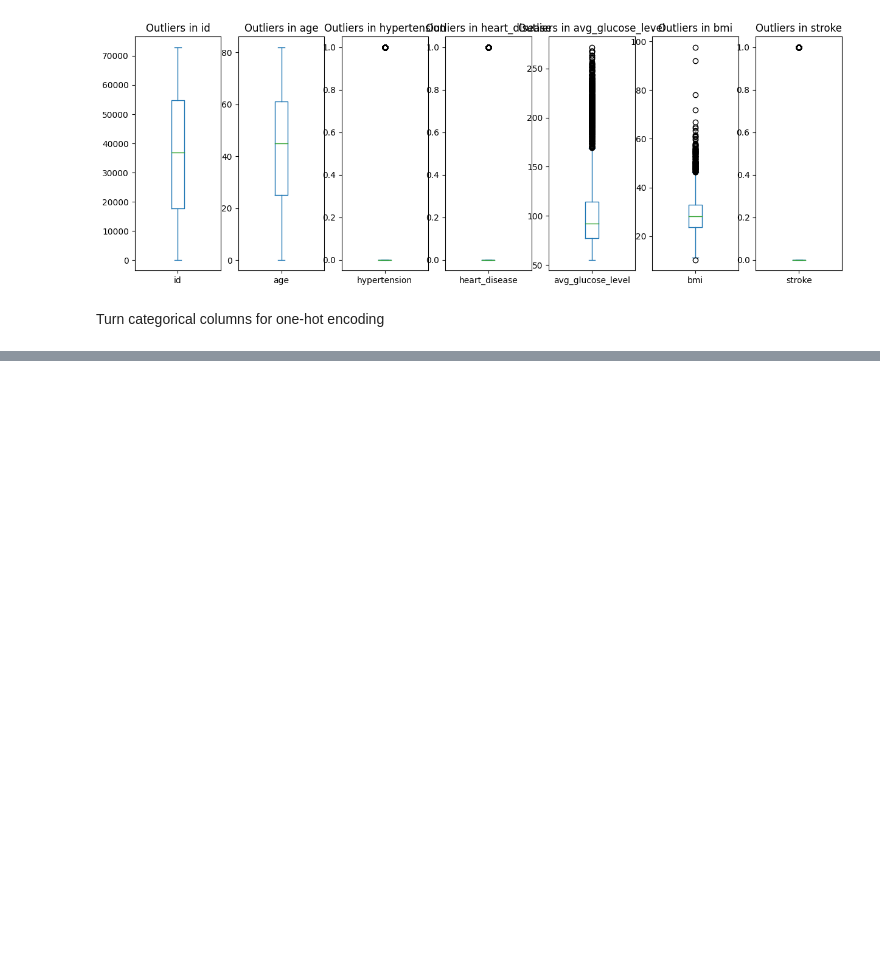
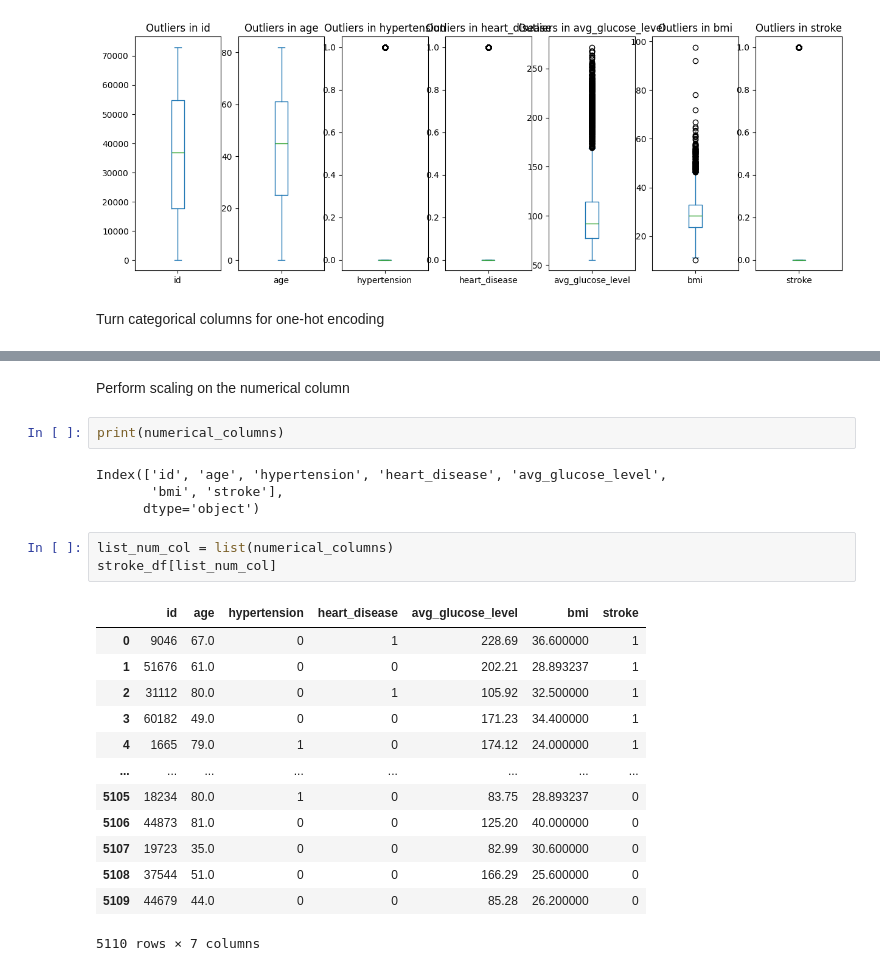
Before and after one commit to dot-william/ml-django-integration, a Jupyter notebook: stroke/StrokeClassification.ipynb, the cells around one changed output, grey strips where cells are left out. Saved outputs shown, nothing was run; the diff lists cells and outputs as text; blank space fills up the shorter version.

```diff
--- a/stroke/StrokeClassification.ipynb
+++ b/stroke/StrokeClassification.ipynb
@@ -187,0 +226,25 @@ categories = stroke_df.select_dtypes(include=['object']).columns
+# %% [markdown]
+Perform scaling on the numerical column
+# %%
+print(numerical_columns)
+# %% [output]
+Index(['id', 'age', 'hypertension', 'heart_disease', 'avg_glucose_level',
+       'bmi', 'stroke'],
+      dtype='object')
+# %%
+list_num_col = list(numerical_columns)
+stroke_df[list_num_col]
+# %% [output]
+|  | id | age | hypertension | heart_disease | avg_glucose_level | bmi | stroke |
+| 0 | 9046 | 67.0 | 0 | 1 | 228.69 | 36.600000 | 1 |
+| 1 | 51676 | 61.0 | 0 | 0 | 202.21 | 28.893237 | 1 |
+| 2 | 31112 | 80.0 | 0 | 1 | 105.92 | 32.500000 | 1 |
+| 3 | 60182 | 49.0 | 0 | 0 | 171.23 | 34.400000 | 1 |
+| 4 | 1665 | 79.0 | 1 | 0 | 174.12 | 24.000000 | 1 |
+| ... | ... | ... | ... | ... | ... | ... | ... |
+| 5105 | 18234 | 80.0 | 1 | 0 | 83.75 | 28.893237 | 0 |
+| 5106 | 44873 | 81.0 | 0 | 0 | 125.20 | 40.000000 | 0 |
+| 5107 | 19723 | 35.0 | 0 | 0 | 82.99 | 30.600000 | 0 |
+| 5108 | 37544 | 51.0 | 0 | 0 | 166.29 | 25.600000 | 0 |
+| 5109 | 44679 | 44.0 | 0 | 0 | 85.28 | 26.200000 | 0 |
+5110 rows × 7 columns
```
Also changed, not shown: parts of 22 cells of this notebook.
